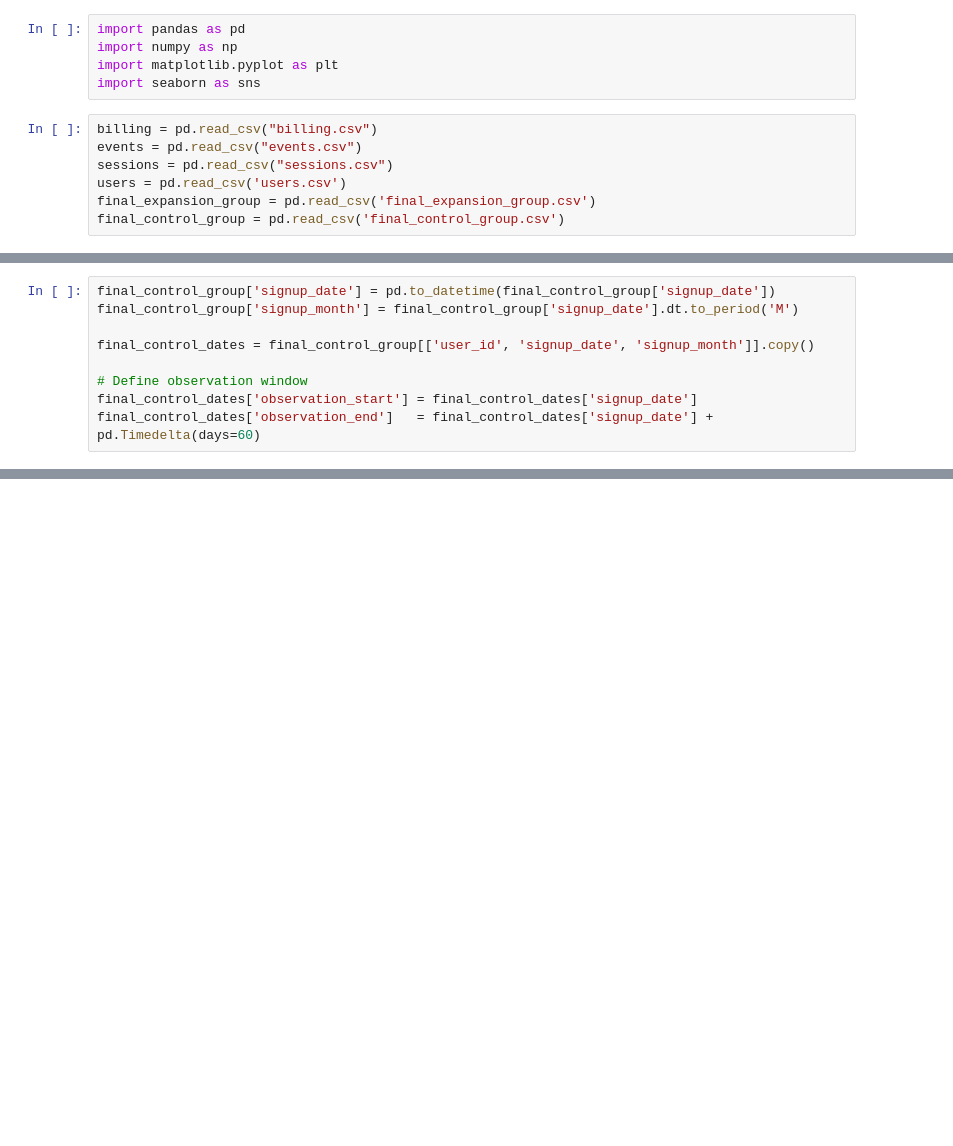
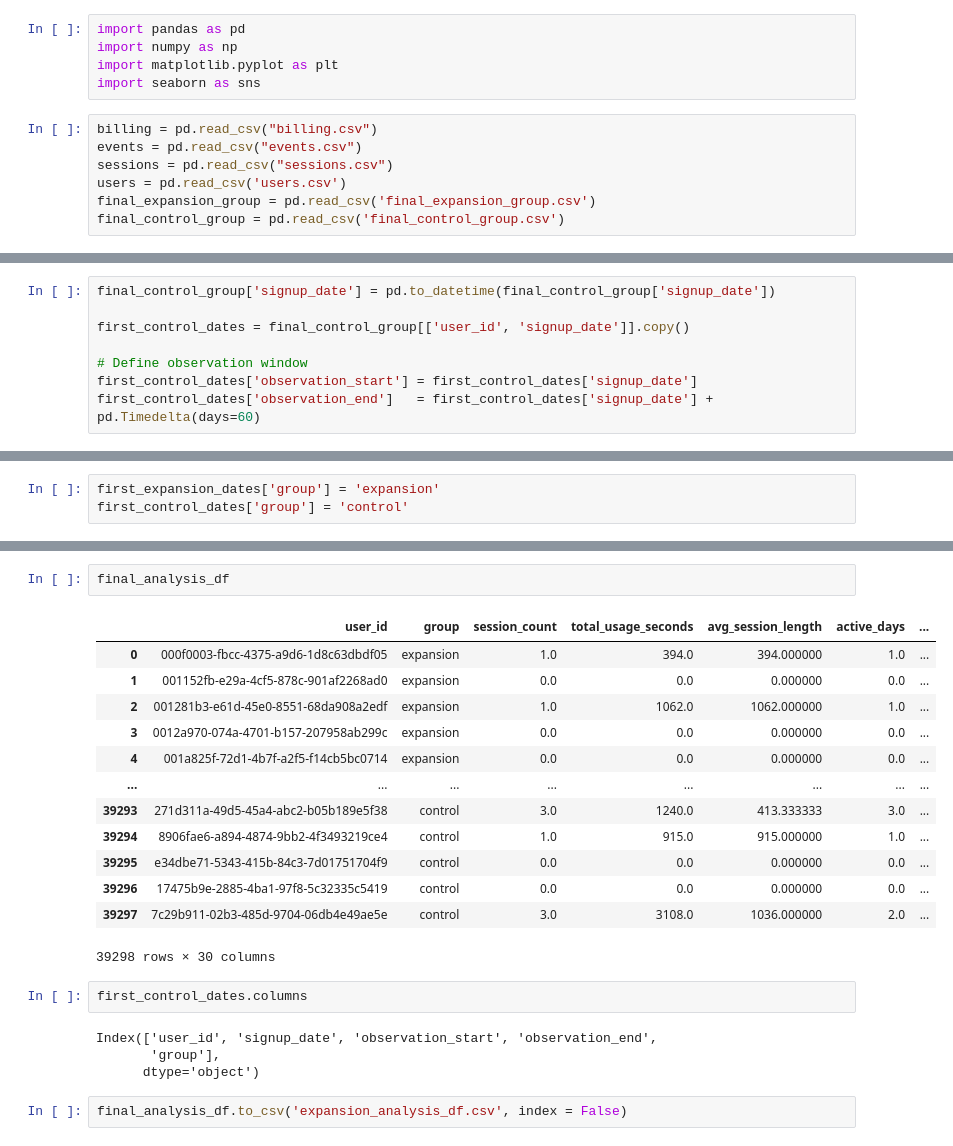
Before and after one commit to Pen-Clock/datathon, a Jupyter notebook: expansion_cleaning.ipynb, the cells around one changed output, grey strips where cells are left out. Drawn from its saved outputs; the diff is of its cells as text; blank space fills up the shorter version.

```diff
--- a/expansion_cleaning.ipynb
+++ b/expansion_cleaning.ipynb
@@ -128,9 +37,8 @@ first_expansion_dates
 # %%
 final_control_group['signup_date'] = pd.to_datetime(final_control_group['signup_date'])
-final_control_group['signup_month'] = final_control_group['signup_date'].dt.to_period('M')
 
-final_control_dates = final_control_group[['user_id', 'signup_date', 'signup_month']].copy()
+first_control_dates = final_control_group[['user_id', 'signup_date']].copy()
 
 # Define observation window
-final_control_dates['observation_start'] = final_control_dates['signup_date']
-final_control_dates['observation_end']   = final_control_dates['signup_date'] + pd.Timedelta(days=60)
+first_control_dates['observation_start'] = first_control_dates['signup_date']
+first_control_dates['observation_end']   = first_control_dates['signup_date'] + pd.Timedelta(days=60)
@@ -136,0 +61,3 @@ final_control_dates['observation_end']   = final_control_dates['signup_date'] +
+# %%
+first_expansion_dates['group'] = 'expansion'
+first_control_dates['group'] = 'control'
@@ -136,0 +323,24 @@ final_control_dates['observation_end']   = final_control_dates['signup_date'] +
+# %%
+final_analysis_df
+# %% [output]
+|  | user_id | group | session_count | total_usage_seconds | avg_session_length | active_days | ... |
+| 0 | 000f0003-fbcc-4375-a9d6-1d8c63dbdf05 | expansion | 1.0 | 394.0 | 394.000000 | 1.0 | ... |
+| 1 | 001152fb-e29a-4cf5-878c-901af2268ad0 | expansion | 0.0 | 0.0 | 0.000000 | 0.0 | ... |
+| 2 | 001281b3-e61d-45e0-8551-68da908a2edf | expansion | 1.0 | 1062.0 | 1062.000000 | 1.0 | ... |
+| 3 | 0012a970-074a-4701-b157-207958ab299c | expansion | 0.0 | 0.0 | 0.000000 | 0.0 | ... |
+| 4 | 001a825f-72d1-4b7f-a2f5-f14cb5bc0714 | expansion | 0.0 | 0.0 | 0.000000 | 0.0 | ... |
+| ... | ... | ... | ... | ... | ... | ... | ... |
+| 39293 | 271d311a-49d5-45a4-abc2-b05b189e5f38 | control | 3.0 | 1240.0 | 413.333333 | 3.0 | ... |
+| 39294 | 8906fae6-a894-4874-9bb2-4f3493219ce4 | control | 1.0 | 915.0 | 915.000000 | 1.0 | ... |
+| 39295 | e34dbe71-5343-415b-84c3-7d01751704f9 | control | 0.0 | 0.0 | 0.000000 | 0.0 | ... |
+| 39296 | 17475b9e-2885-4ba1-97f8-5c32335c5419 | control | 0.0 | 0.0 | 0.000000 | 0.0 | ... |
+| 39297 | 7c29b911-02b3-485d-9704-06db4e49ae5e | control | 3.0 | 3108.0 | 1036.000000 | 2.0 | ... |
+39298 rows × 30 columns
+# %%
+first_control_dates.columns
+# %% [output]
+Index(['user_id', 'signup_date', 'observation_start', 'observation_end',
+       'group'],
+      dtype='object')
+# %%
+final_analysis_df.to_csv('expansion_analysis_df.csv', index = False)
```
Also changed, not shown: parts of 8 cells of this notebook, 6 other files.
